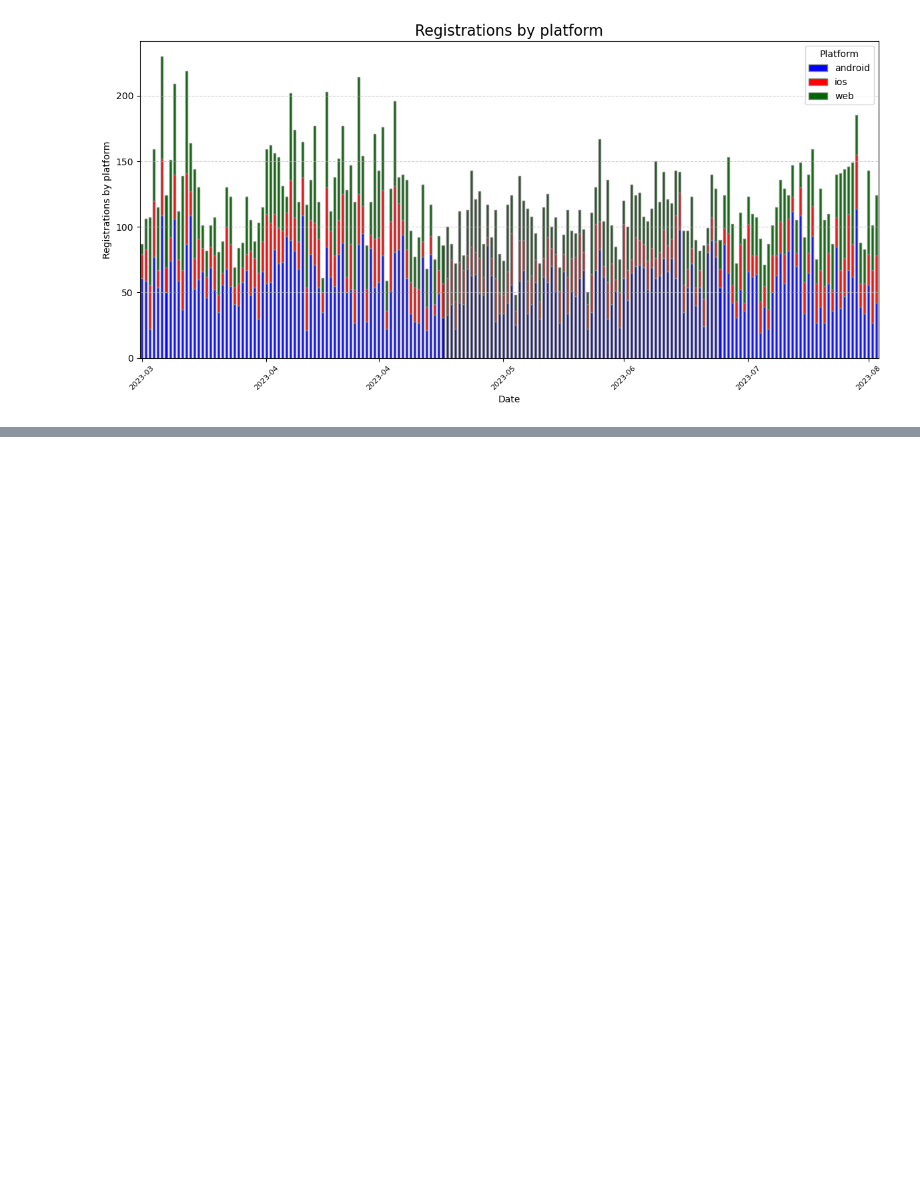
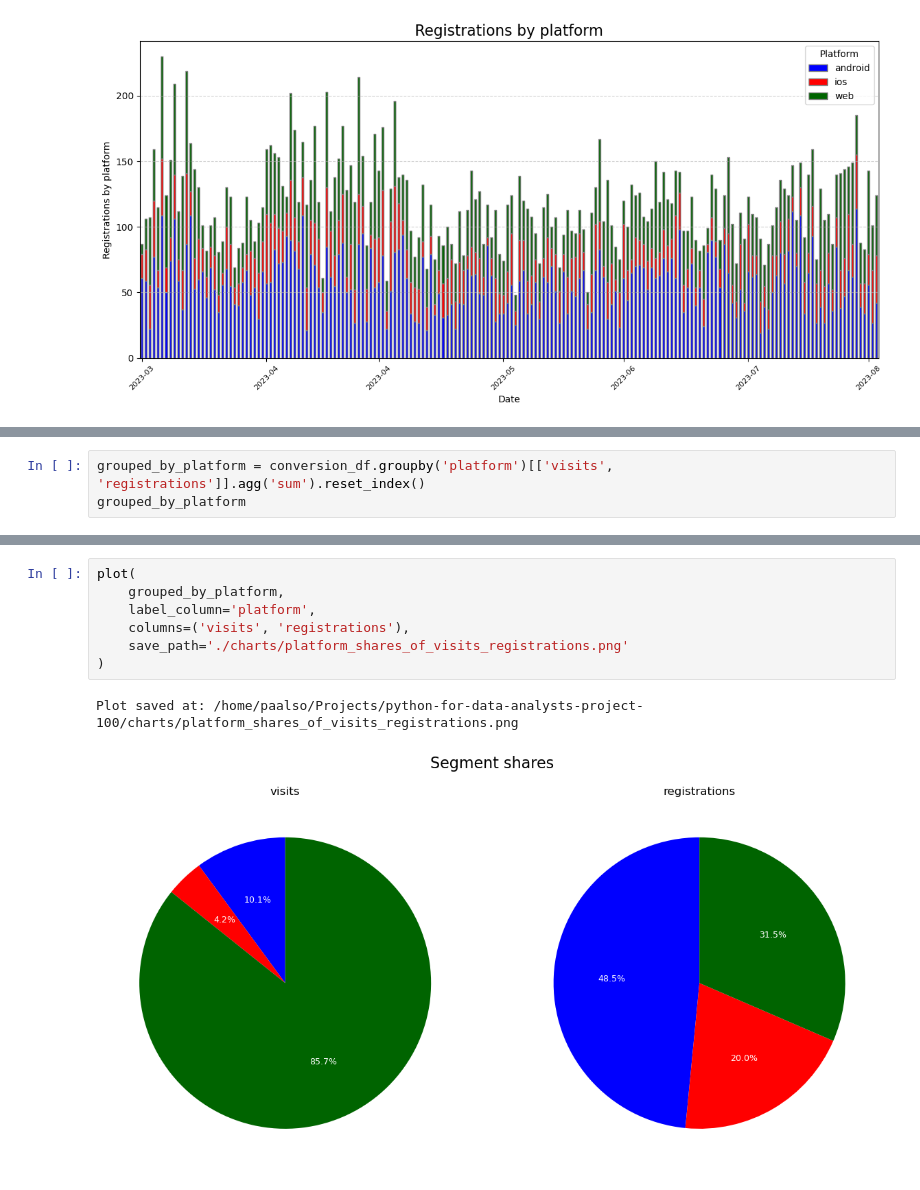
Before and after one commit to paalso/python-for-data-analysts-project-100, a Jupyter notebook: charts_project.ipynb, the cells around one changed output, grey strips where cells are left out. Saved outputs shown, nothing was run; the diff lists cells and outputs as text; blank space fills up the shorter version.

Commit message:
Add segment share plots (for visits and registrations)

```diff
--- a/charts_project.ipynb
+++ b/charts_project.ipynb
@@ -589,0 +601,3 @@ Plot saved at: /home/paalso/Projects/python-for-data-analysts-project-100/charts
+# %%
+grouped_by_platform = conversion_df.groupby('platform')[['visits', 'registrations']].agg('sum').reset_index()
+grouped_by_platform
@@ -589,0 +661,10 @@ Plot saved at: /home/paalso/Projects/python-for-data-analysts-project-100/charts
+# %%
+plot(
+    grouped_by_platform,
+    label_column='platform',
+    columns=('visits', 'registrations'),
+    save_path='./charts/platform_shares_of_visits_registrations.png'
+)
+# %% [output]
+Plot saved at: /home/paalso/Projects/python-for-data-analysts-project-100/charts/platform_shares_of_visits_registrations.png
+[figure, added]
```
Also changed, not shown: parts of 4 cells of this notebook, 1 other file.
